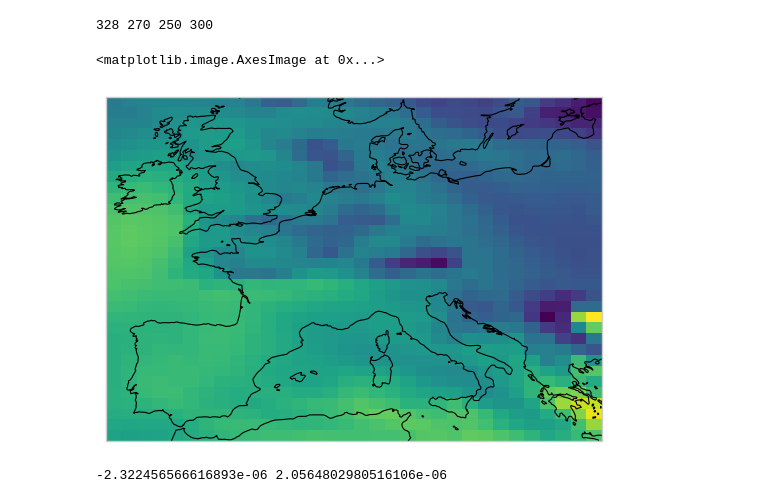
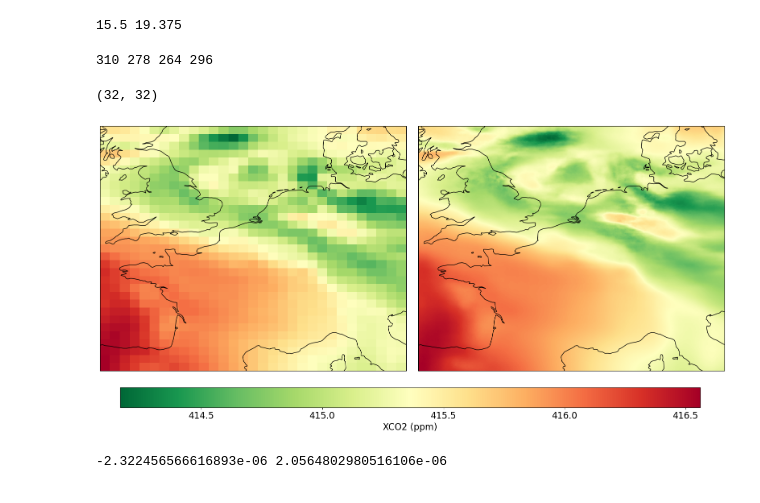
Before and after one commit to ar1619/DBPN_2, a Jupyter notebook: LST.ipynb, the cells around one changed output. Cells and saved outputs as stored; diff of their text form; code cells hidden in the pictures.

```diff
--- a/LST.ipynb
+++ b/LST.ipynb
@@ -15,4 +15,10 @@ def find_nearest(array, value):
     array = np.asarray(array)
     idx = (np.abs(array - value)).argmin()
     return idx
+
+def unnormalise(data_sr, data_lr):
+    max = np.max(data_lr)
+    min = np.min(data_lr)
+    data_sr = data_sr * (max - min) + min
+    return data_sr
 # %%
@@ -37,23 +36,50 @@ extents = (lonW, lonE, latS, latN)
+# %%
+lonE = 14
+lonW = -6
+latS = 42
+latN = 60
+
+print(0.5*31, 0.625*31)
+
+extents = (lonW, lonW+19.375, latS, latS+15.5)
+# %% [output]
+15.5 19.375
 # %%
-lonE_sr = find_nearest(lon, lonE)
+lonE_sr = find_nearest(lon, lonW+20)
 lonW_sr = find_nearest(lon, lonW)
 latS_sr = find_nearest(lat, latS)
-latN_sr = find_nearest(lat, latN)
+latN_sr = find_nearest(lat, latS+16)
 
 print(lonE_sr, lonW_sr, latS_sr, latN_sr)
 # %% [output]
-328 270 250 300
+310 278 264 296
 # %%
-europe_lr = data[latS_sr:latS_sr+32, lonW_sr:lonW_sr+32]
-np.save('europe_lr.npy', np.asarray(europe_lr))
+europe_lr = np.load('Input/XCO2/europe_lr_2020.npy')
+europe_lr = europe_lr*1e6
+# europe_lr = data[latS_sr:latN_sr, lonW_sr:lonE_sr]
+# np.save('europe_lr.npy', np.asarray(europe_lr))
-# %%
-fig = plt.figure()
-ax1 = fig.add_subplot(1, 1, 1, projection=ccrs.PlateCarree())
-ax1.coastlines()
-ax1.imshow(data[latS_sr:latS_sr+32, lonW_sr:lonW_sr+32], extent=extents, cmap=viridis)
-# %% [output]
-<matplotlib.image.AxesImage at 0x...>
-[figure, removed]
+# %%
+print(np.shape(europe_lr))
+# %% [output]
+(32, 32)
+# %%
+europe_sr = np.load('Result/XCO2/europe_lr_2020.npy')
+europe_sr = unnormalise(europe_sr, europe_lr)
+# %%
+fig = plt.figure(figsize=(20, 10))
+ax1 = fig.add_subplot(1, 2, 1, projection=ccrs.PlateCarree())
+ax1.coastlines()
+im = ax1.imshow(europe_lr[:-1,:-1], extent=extents, cmap=RdYlGn_r, vmin=np.min(europe_lr[:-1,:-1]), vmax=np.max(europe_lr[:-1,:-1]))
+ax2 = fig.add_subplot(1, 2, 2, projection=ccrs.PlateCarree())
+ax2.coastlines()
+ax2.imshow(europe_sr[:-16,:-16], extent=extents, cmap=RdYlGn_r)
+fig.subplots_adjust(wspace=0.04)
+cbar_ax = fig.add_axes([0.15, 0.10, 0.72, 0.05])
+cbar = fig.colorbar(im, orientation='horizontal', cax=cbar_ax)
+cbar.ax.tick_params(labelsize=16)
+cbar.set_label(label='XCO2 (ppm)', size=16)
+# %% [output]
+[figure, added]
 # %%
 file_test = np.load('Input/XCO2/0_lr.npy')
 file_lr = np.expand_dims(file_test, axis=0)
```
Also changed, not shown: parts of 15 cells of this notebook, 6 other files.
